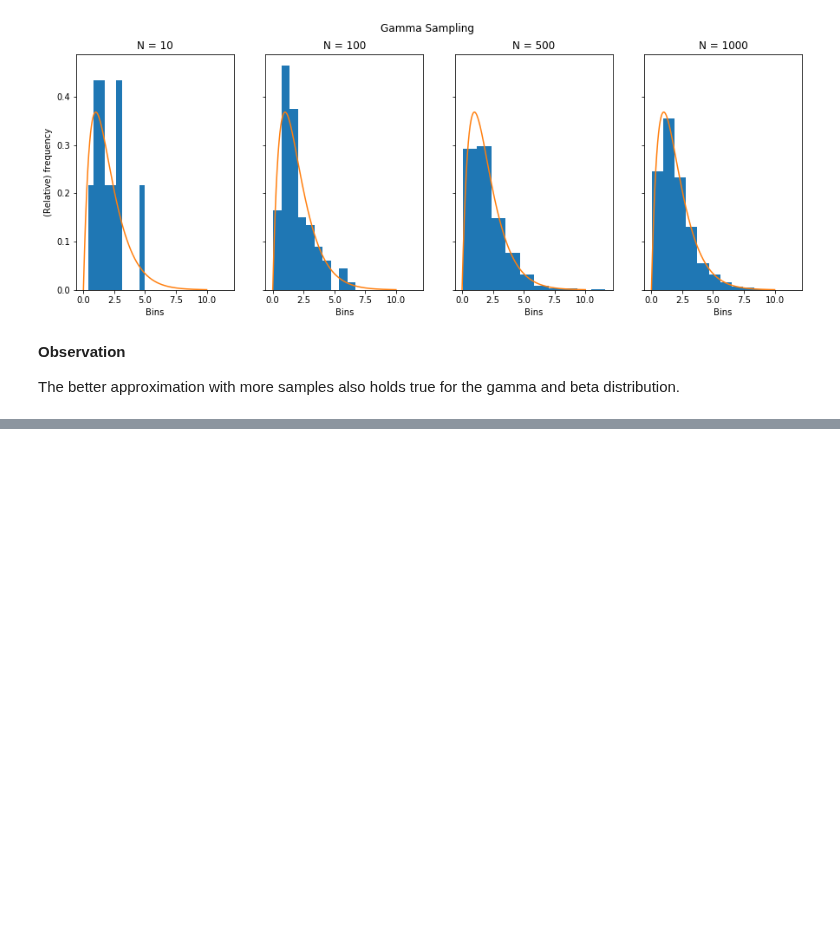
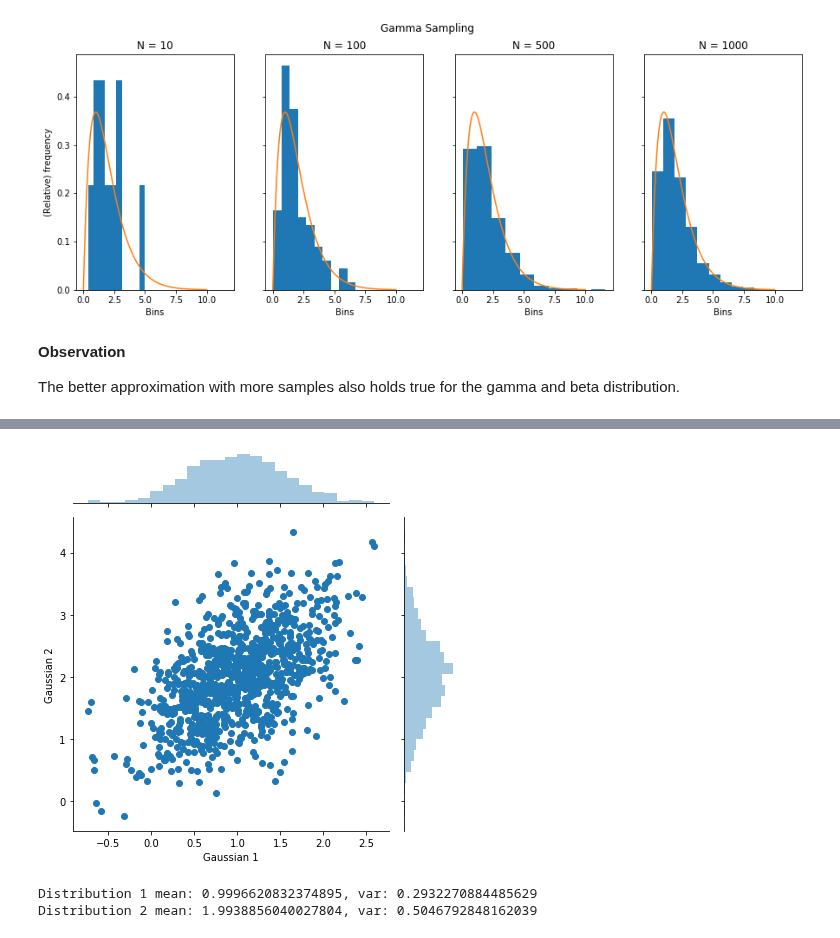
Before and after one commit to DorotheaMueller/statistics_assignments, a Jupyter notebook: ex_1.ipynb, the cells around one changed output, grey strips where cells are left out. Saved outputs shown, nothing was run; the diff lists cells and outputs as text; code cells hidden in the pictures; blank space fills up the shorter version.

```diff
--- a/ex_1.ipynb
+++ b/ex_1.ipynb
@@ -276,0 +301,22 @@ The better approximation with more samples also holds true for the gamma and bet
+# %%
+# If additional libraries are allowed, one can also display the relationship in one diagram:
+import seaborn as sns
+import pandas as pd
+
+sns.jointplot(x="Gaussian 1", y="Gaussian 2", data=pd.DataFrame(bivariate_sample, columns=["Gaussian 1", "Gaussian 2"]))
+plt.tight_layout();
+# %% [output]
+[figure, added]
+# %%
+# Numerical values.
+distr_1_mean = np.mean(bivariate_sample[:, 0])
+distr_2_mean = np.mean(bivariate_sample[:, 1])
+
+distr_1_var = np.var(bivariate_sample[:, 0])
+distr_2_var = np.var(bivariate_sample[:, 1])
+
+print(f"Distribution 1 mean: {distr_1_mean}, var: {distr_1_var}")
+print(f"Distribution 2 mean: {distr_2_mean}, var: {distr_2_var}")
+# %% [output]
+Distribution 1 mean: 0.9996620832374895, var: 0.2932270884485629
+Distribution 2 mean: 1.9938856040027804, var: 0.5046792848162039
```
Also changed, not shown: parts of 14 cells of this notebook.
